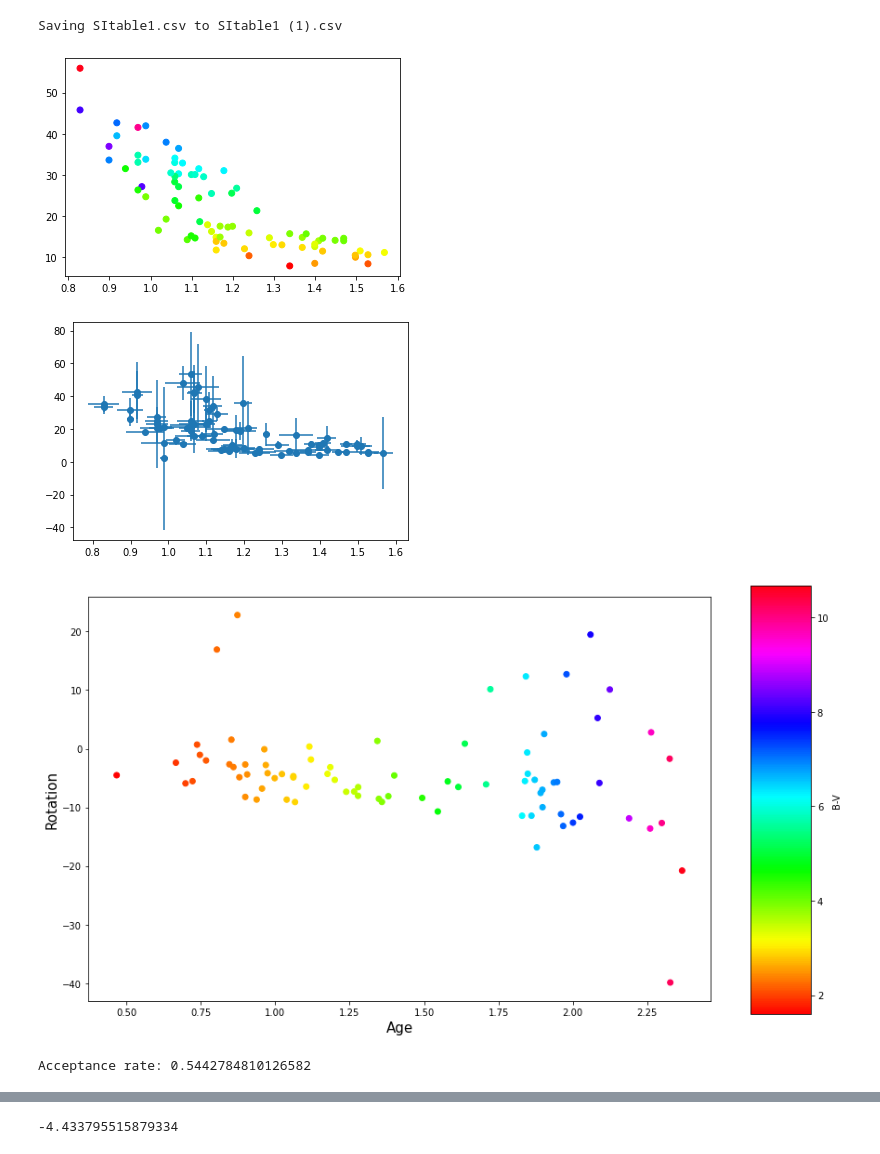
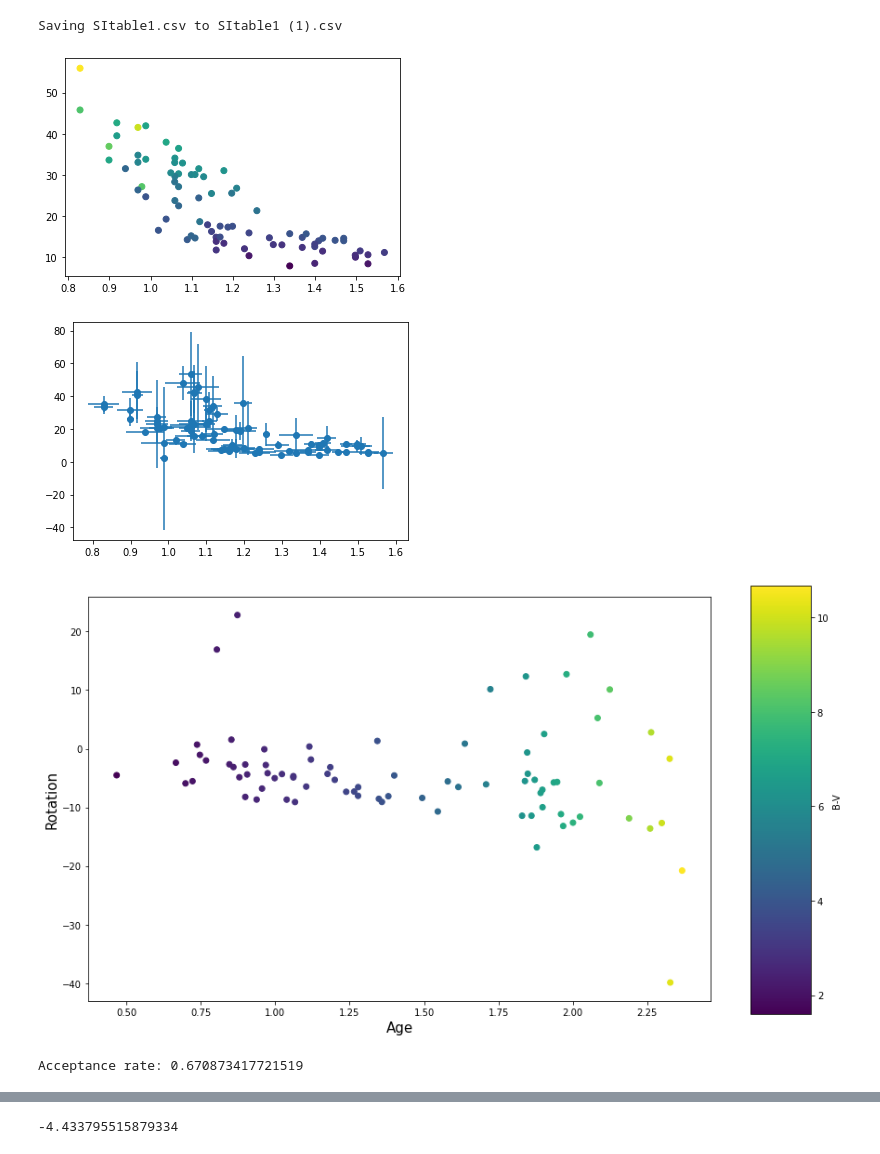
Before and after one commit to ni-phy/year4-project, a Jupyter notebook: Nikolas/gyrochronology/age_tfp_hmc.ipynb, the cells around one changed output, grey strips where cells are left out. Cells and saved outputs as stored; diff of their text form; code cells hidden in the pictures.

Commit message:
graph fixes

```diff
--- a/Nikolas/gyrochronology/age_tfp_hmc.ipynb
+++ b/Nikolas/gyrochronology/age_tfp_hmc.ipynb
@@ -93,31 +93,31 @@ p_error = ((np.array(pl)+np.array(pu))/2)#/np.array(p)#(np.log(p) - np.log(np.ar
 # %%
 data = np.array([te, p, age, mass]).T
 a = 0.5189
 b=0.75
 c=0.4
 d=0.601
 f = -0.6
 X1 = np.log(data[:,2]) #age
 X2 = r.t2bv(data[:,0])#data[::al,2] #B_V
 X3 = data[:, 3] #mass
 x = mean_fn(X1, X2, a, b, c, d)
-plt.scatter(X3, x, c=X2, cmap='hsv')
+plt.scatter(X3, x, c=X2, cmap='viridis')
 plt.show()
 plt.errorbar(X3, p, xerr=mass_error, yerr=p_error, fmt='o')#, c=X2, cmap='hsv')
 subtract = data[:,1]-x
 plt.show()
 fig = plt.figure(figsize=(12, 8))
-plt.scatter(X1, subtract, c=data[:,2], cmap='hsv')
+plt.scatter(X1, subtract, c=data[:,2], cmap='viridis')
 plt.xlabel('Age', size=15)
 plt.ylabel('Rotation', size=15)
 #plt.subplots_adjust(bottom=np.min(X2), top=np.max(X2))
 cax = plt.axes([0.95, 0.1, 0.075, 0.8])
 plt.colorbar(cax=cax, label='B-V')
 plt.show()
 # %% [output]
-[figure, old version]
+[figure, new version]
 [figure]
-[figure, old version]
+[figure, new version]
 # %%
 tf.enable_v2_behavior()
 t1 = time.perf_counter()
@@ -147,7 +147,7 @@ d=0.601
 Y = observations = (np.array(p) - mean_fn(X1, r.t2bv(np.array(te)), a, b, c, d))
 noise_variance = p_error
 
-sigma_init = 0.2*(max(Y) - min(Y))**0.5
+sigma_init = 0.1*(max(Y) - min(Y))**0.5
 l_scale = max(X2) - min(X2)
 gaussian_process_model = tfd.JointDistributionSequential([
   tfd.LogNormal(sigma_init*np.ones(shape), np.float64(.00001)),
@@ -220,7 +220,7 @@ var = np.array(gp.variance())
 t2 = time.perf_counter()
 print()
 # %% [output]
-Acceptance rate: 0.5442784810126582
+Acceptance rate: 0.670873417721519
 # %%
 var1 = np.array([
       observations1_[:,0], observations1_[:,1]])
```
Also changed, not shown: parts of 5 cells of this notebook.
